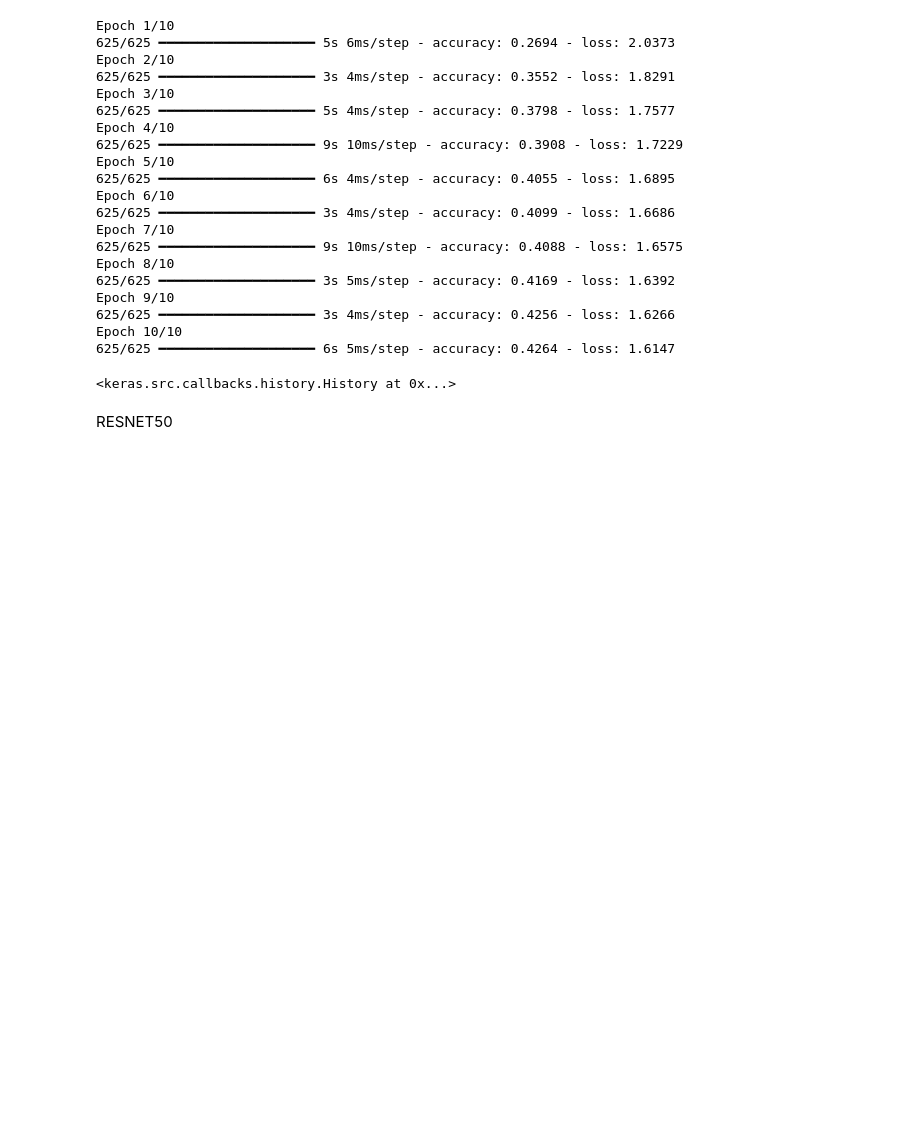
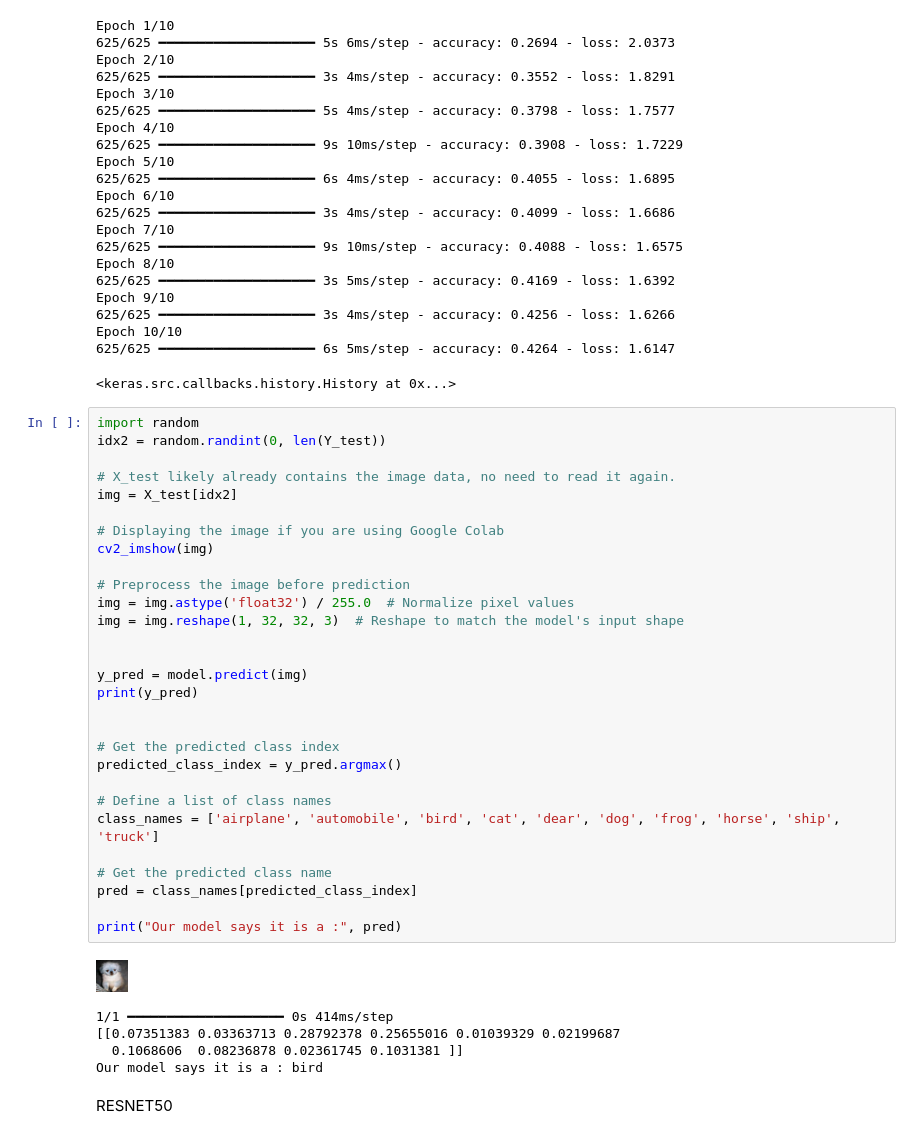
Before and after one commit to kaustav812004/Object-classification-using-ResNet50, a Jupyter notebook: Object_Recognition_using_ResNet50.ipynb, the cells around one changed output. Cells and saved outputs as stored; diff of their text form; blank space fills up the shorter version.

```diff
--- a/Object_Recognition_using_ResNet50.ipynb
+++ b/Object_Recognition_using_ResNet50.ipynb
@@ -424,6 +424,41 @@ Epoch 9/10
 Epoch 10/10
 625/625 ━━━━━━━━━━━━━━━━━━━━ 6s 5ms/step - accuracy: 0.4264 - loss: 1.6147
 <keras.src.callbacks.history.History at 0x...>
+# %%
+import random
+idx2 = random.randint(0, len(Y_test))
+
+# X_test likely already contains the image data, no need to read it again.
+img = X_test[idx2]
+
+# Displaying the image if you are using Google Colab
+cv2_imshow(img)
+
+# Preprocess the image before prediction
+img = img.astype('float32') / 255.0  # Normalize pixel values
+img = img.reshape(1, 32, 32, 3)  # Reshape to match the model's input shape
+
+
+y_pred = model.predict(img)
+print(y_pred)
+
+
+# Get the predicted class index
+predicted_class_index = y_pred.argmax()
+
+# Define a list of class names
+class_names = ['airplane', 'automobile', 'bird', 'cat', 'dear', 'dog', 'frog', 'horse', 'ship', 'truck']
+
+# Get the predicted class name
+pred = class_names[predicted_class_index]
+
+print("Our model says it is a :", pred)
+# %% [output]
+[figure, added]
+1/1 ━━━━━━━━━━━━━━━━━━━━ 0s 414ms/step
+[[0.07351383 0.03363713 0.28792378 0.25655016 0.01039329 0.02199687
+  0.1068606  0.08236878 0.02361745 0.1031381 ]]
+Our model says it is a : bird
 # %% [markdown]
 RESNET50
 # %%
```
Also changed, not shown: parts of 4 cells of this notebook.
